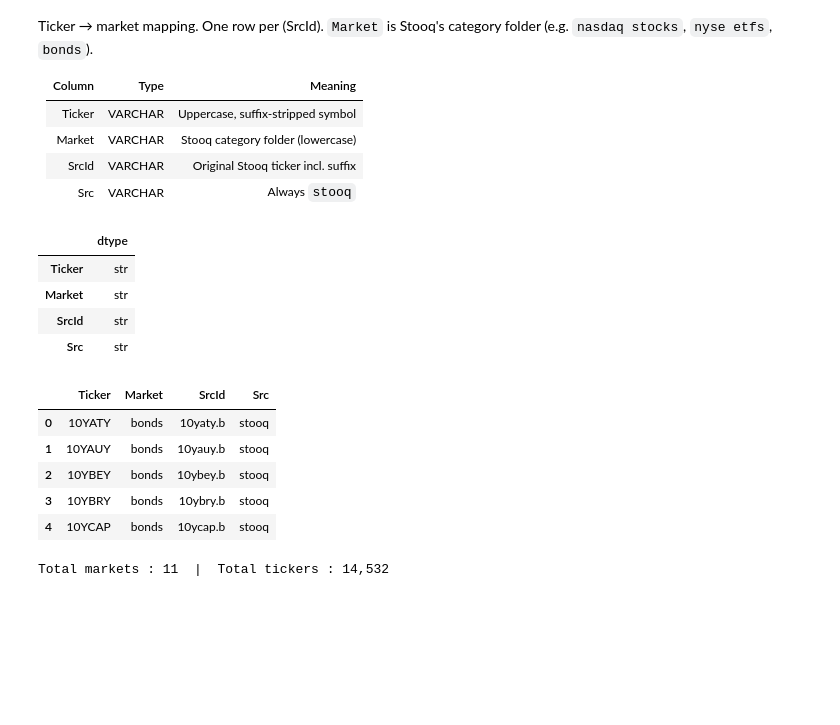
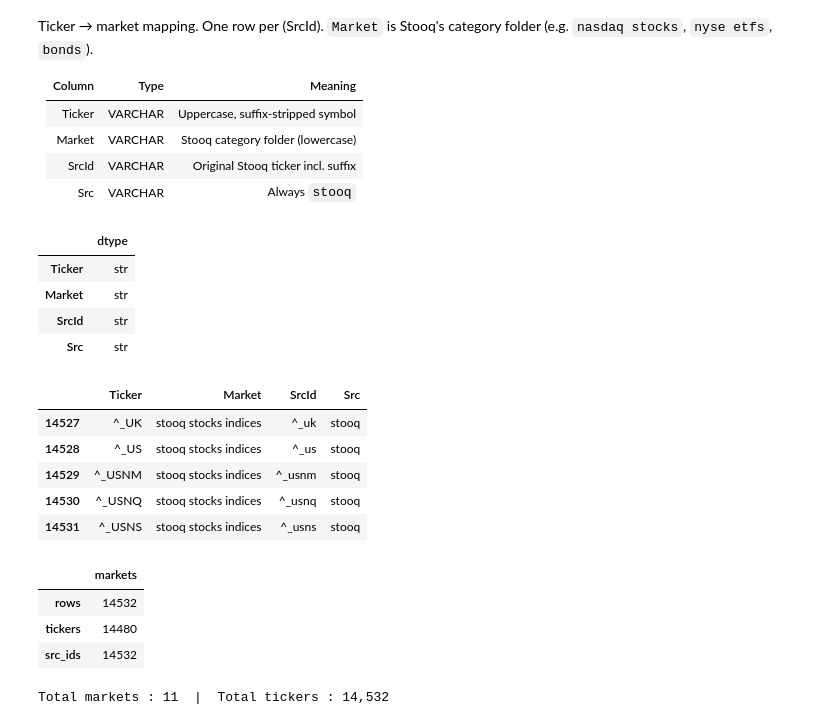
Before and after one commit to marcdumon/investment_research_platform, a Jupyter notebook: notebooks/summary_stooq.ipynb, the cells around one changed output. Saved outputs shown, nothing was run; the diff lists cells and outputs as text; code cells hidden in the pictures; blank space fills up the shorter version.

Commit message:
style(notebooks): fix stooq .head→.tail, add markets stats, fix simfin section headers

```diff
--- a/notebooks/summary_stooq.ipynb
+++ b/notebooks/summary_stooq.ipynb
@@ -88,19 +88,34 @@ Ticker → market mapping. One row per (SrcId). `Market` is Stooq's category fol
 # %%
 _mk_all = markets()
 display(_mk_all.dtypes.to_frame('dtype'))
-display(_mk_all.head())
+display(_mk_all.tail())
 # %% [output]
 |  | dtype |
 | Ticker | str |
 | Market | str |
 | SrcId | str |
 | Src | str |
 |  | Ticker | Market | SrcId | Src |
-| 0 | 10YATY | bonds | 10yaty.b | stooq |
-| 1 | 10YAUY | bonds | 10yauy.b | stooq |
-| 2 | 10YBEY | bonds | 10ybey.b | stooq |
-| 3 | 10YBRY | bonds | 10ybry.b | stooq |
-| 4 | 10YCAP | bonds | 10ycap.b | stooq |
+| 14527 | ^_UK | stooq stocks indices | ^_uk | stooq |
+| 14528 | ^_US | stooq stocks indices | ^_us | stooq |
+| 14529 | ^_USNM | stooq stocks indices | ^_usnm | stooq |
+| 14530 | ^_USNQ | stooq stocks indices | ^_usnq | stooq |
+| 14531 | ^_USNS | stooq stocks indices | ^_usns | stooq |
+# %%
+_stats_markets = db().execute("""
+    SELECT
+        COUNT(*)               AS rows,
+        COUNT(DISTINCT Ticker) AS tickers,
+        COUNT(DISTINCT SrcId)  AS src_ids
+    FROM markets
+""").df().T
+_stats_markets.columns = ['markets']
+display(_stats_markets)
+# %% [output]
+|  | markets |
+| rows | 14532 |
+| tickers | 14480 |
+| src_ids | 14532 |
 # %%
 _mk = (
     _mk_all.groupby('Market')
```
Also changed, not shown: parts of 2 cells of this notebook, 1 other file.
